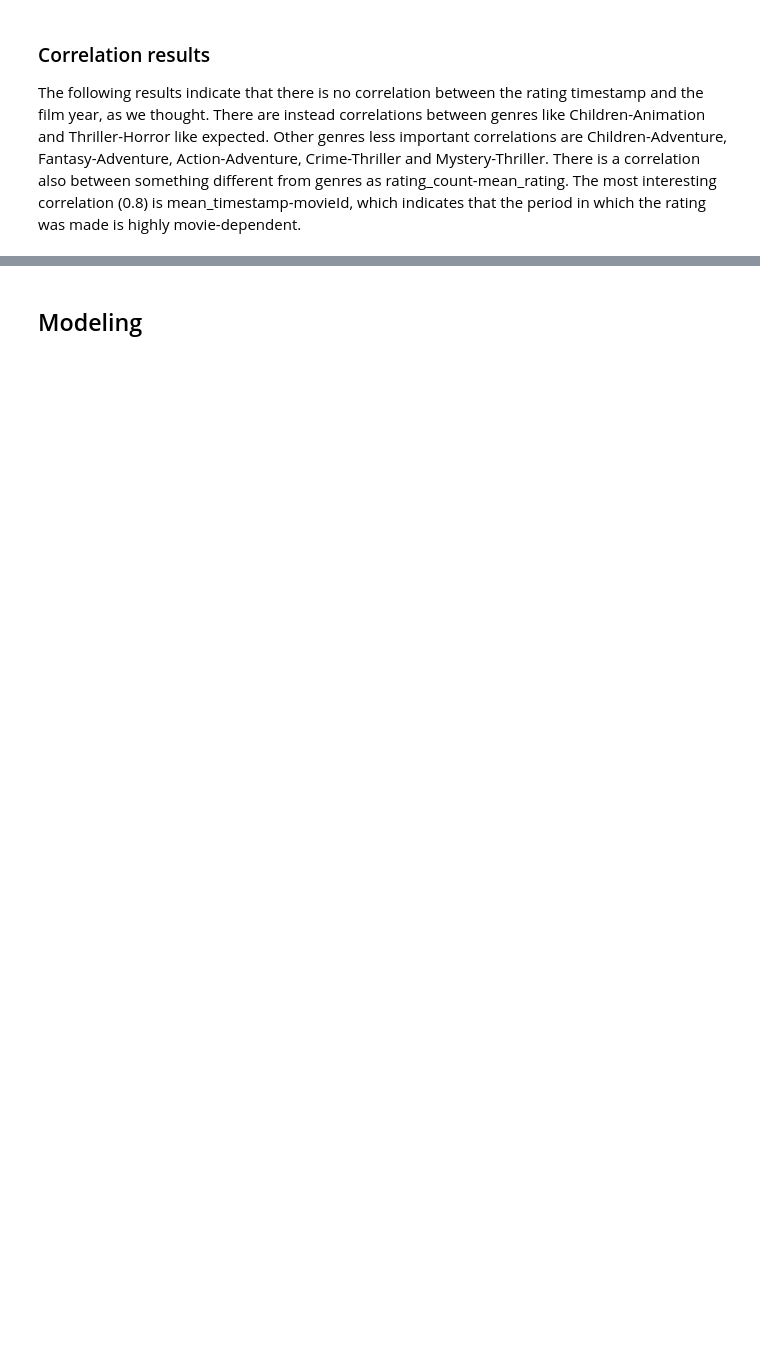
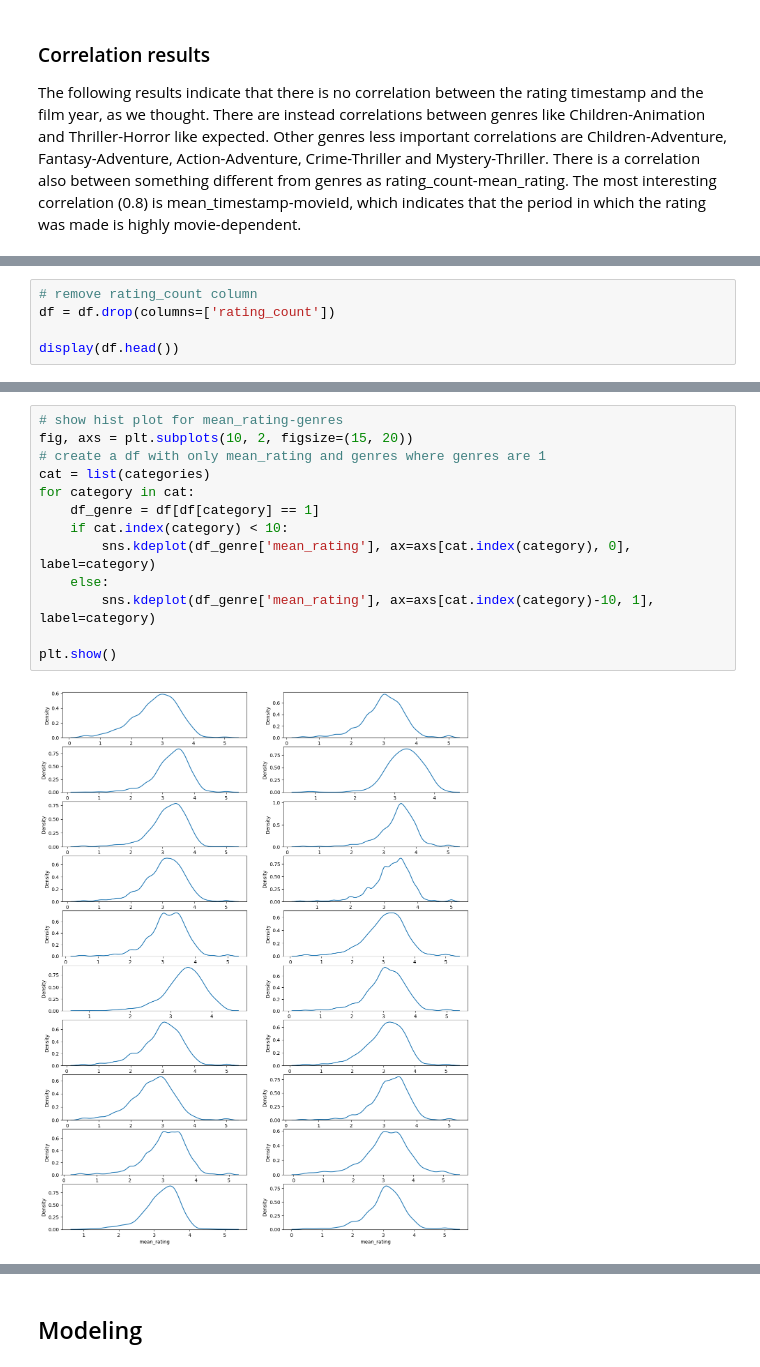
Before and after one commit to nicolopizzo/data-analytics, a Jupyter notebook: analysis.ipynb, the cells around one changed output, grey strips where cells are left out. Cells and saved outputs as stored; diff of their text form; blank space fills up the shorter version.

```diff
--- a/analysis.ipynb
+++ b/analysis.ipynb
@@ -377,0 +387,5 @@ display(df.head())
+# %%
+# remove rating_count column
+df = df.drop(columns=['rating_count'])
+
+display(df.head())
@@ -377,0 +400,15 @@ display(df.head())
+# %%
+# show hist plot for mean_rating-genres
+fig, axs = plt.subplots(10, 2, figsize=(15, 20))
+# create a df with only mean_rating and genres where genres are 1
+cat = list(categories)
+for category in cat:
+    df_genre = df[df[category] == 1]
+    if cat.index(category) < 10:
+        sns.kdeplot(df_genre['mean_rating'], ax=axs[cat.index(category), 0], label=category)
+    else:
+        sns.kdeplot(df_genre['mean_rating'], ax=axs[cat.index(category)-10, 1], label=category)
+
+plt.show()
+# %% [output]
+[figure, added]
```
Also changed, not shown: parts of 20 cells of this notebook.
